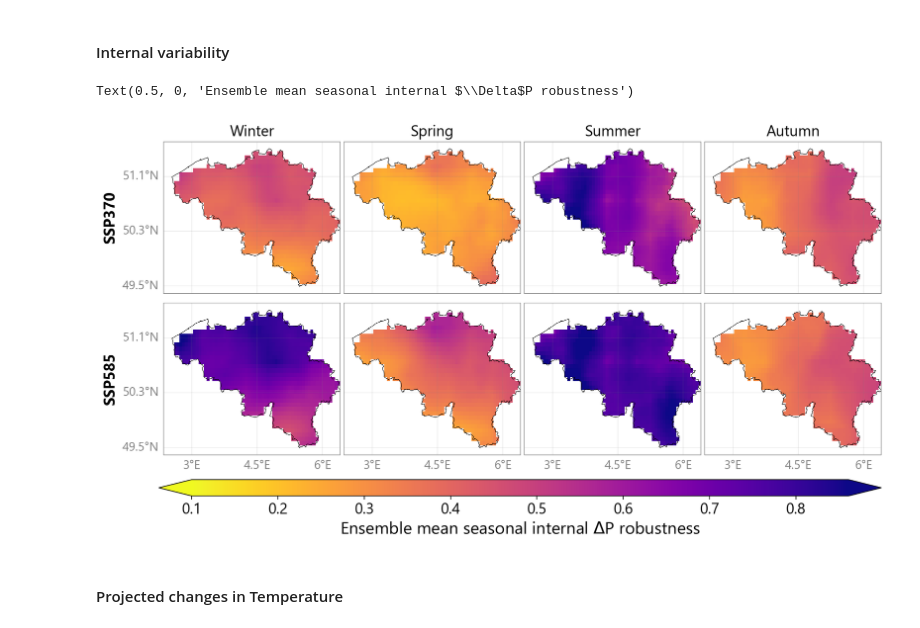
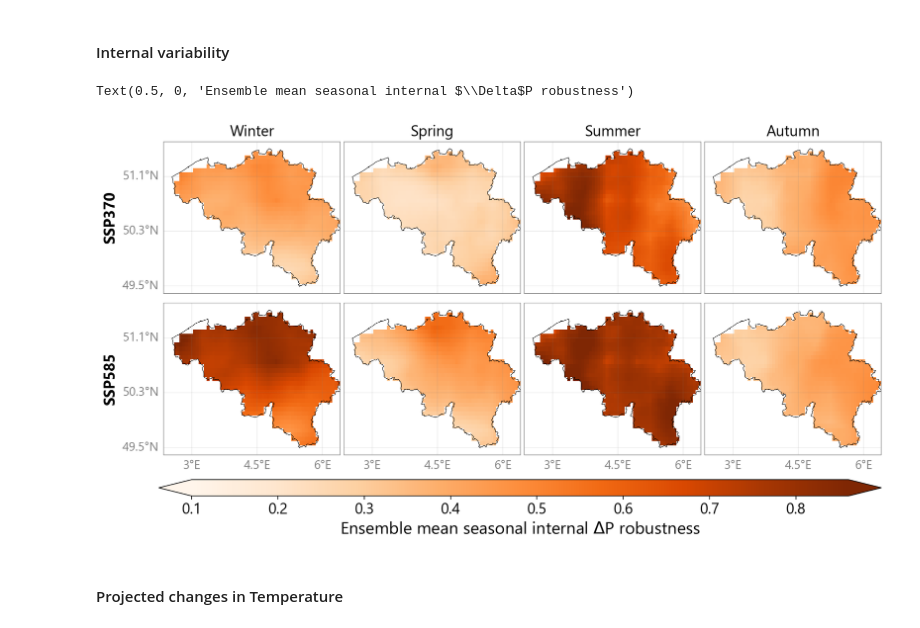
Before and after one commit to klekarkar/pre_post_process_mHM, a Jupyter notebook: scenario_hydromet_ISIMIP.ipynb, the cells around one changed output. Drawn from its saved outputs; the diff is of its cells as text; code cells hidden in the pictures.

```diff
--- a/scenario_hydromet_ISIMIP.ipynb
+++ b/scenario_hydromet_ISIMIP.ipynb
@@ -432,6 +432,9 @@ ensemble_statistics = compute_ensemble_stats(delta_isimip_pr, scenarios=['ssp370
 # %% [markdown]
 #### Plot ensembles
 # %%
+import matplotlib as mpl
+mpl.rcParams['hatch.color'] = 'gray'
+
 def plot_ensemble_stats(ensemble_stats, scenarios, seasons, ensemble_stat, shp, cmap, snr_thresh=0.8):
     """
     Plot ensemble statistics for seasonal precipitation changes for multiple scenarios.
@@ -487,6 +490,21 @@ def plot_ensemble_stats(ensemble_stats, scenarios, seasons, ensemble_stat, shp,
 
             ax.set_title('')  # no title here, we add it later
 
+            #Apply hatching for low SNR areas
+            if ensemble_stat in ['snr_model'] and snr_thresh is not None:
+                #create hatch mask
+                hatch_mask = da.sel(season=s) < snr_thresh
+                #plot hatching
+                hatch = ax.contourf(
+                    da.sel(season=s).lon, da.sel(season=s).lat,
+                    hatch_mask,
+                    levels=[0.5, 1],
+                    hatches=['///'],
+                    colors='none',
+                    transform=ccrs.PlateCarree(),
+                    zorder=10
+                )
+
             #gridlines
             gl = ax.gridlines(draw_labels=True, color='gray', lw=0.6, alpha=0.2)
             gl.bottom_labels = (r == len(scenarios)-1)
@@ -607,14 +625,14 @@ for scenario in ['ssp370', 'ssp585']:
 # %%
 scenarios = ['ssp370', 'ssp585']
 
 fig, axes, cb = plot_ensemble_stats(ens_scenario_ine_snr, scenarios,
                                      seasons, 'ens_mean_imv', be_shp,
-                                       cmap='plasma_r', snr_thresh=0.1)
+                                       cmap='Oranges', snr_thresh=0.1)
 
 cb.ax.set_xlabel('Ensemble mean seasonal internal $\Delta$P robustness', fontsize=18)
 # %% [output]
 Text(0.5, 0, 'Ensemble mean seasonal internal $\\Delta$P robustness')
-[figure, old version]
+[figure, new version]
 # %% [markdown]
 #### Projected changes in Temperature
 # %%
```
Also changed, not shown: parts of 1 cell of this notebook, 6 other files.
